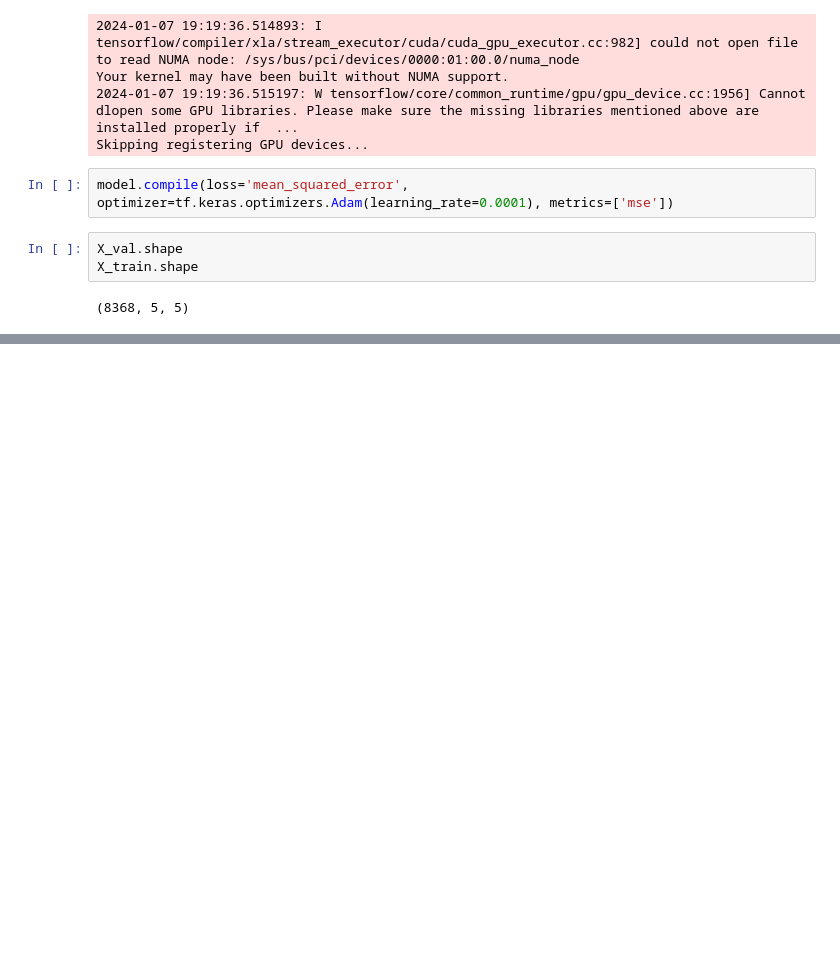
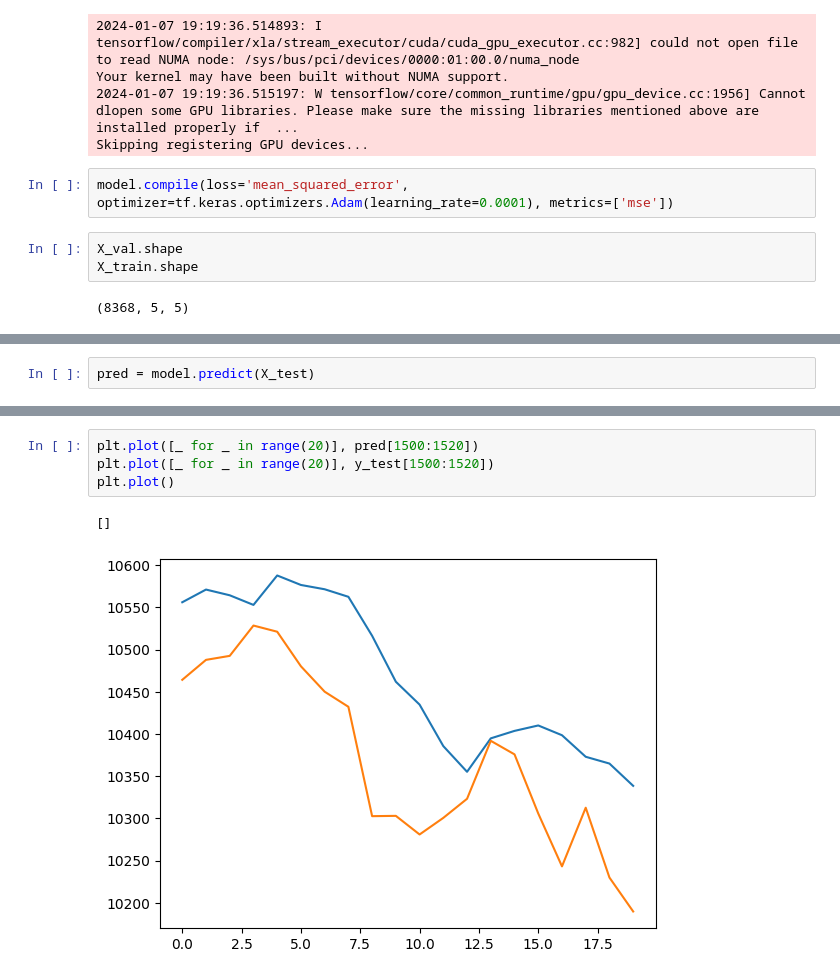
Before and after one commit to Rol3ert99/stock-predictions, a Jupyter notebook: conv1d.ipynb, the cells around one changed output, grey strips where cells are left out. Saved outputs shown, nothing was run; the diff lists cells and outputs as text; blank space fills up the shorter version.

```diff
--- a/conv1d.ipynb
+++ b/conv1d.ipynb
@@ -151,3 +151,5 @@ Epoch 9/10
 262/262 [==============================] - 0s 1ms/step - loss: 835.3207 - mse: 835.3207 - val_loss: 10306.6865 - val_mse: 10306.6865
 Epoch 10/10
 262/262 [==============================] - 0s 1ms/step - loss: 876.8165 - mse: 876.8165 - val_loss: 10303.5137 - val_mse: 10303.5137
+# %%
+pred = model.predict(X_test)
@@ -153,0 +158,7 @@ Epoch 10/10
+# %%
+plt.plot([_ for _ in range(20)], pred[1500:1520])
+plt.plot([_ for _ in range(20)], y_test[1500:1520])
+plt.plot()
+# %% [output]
+[]
+[figure, added]
```
Also changed, not shown: parts of 3 cells of this notebook.
